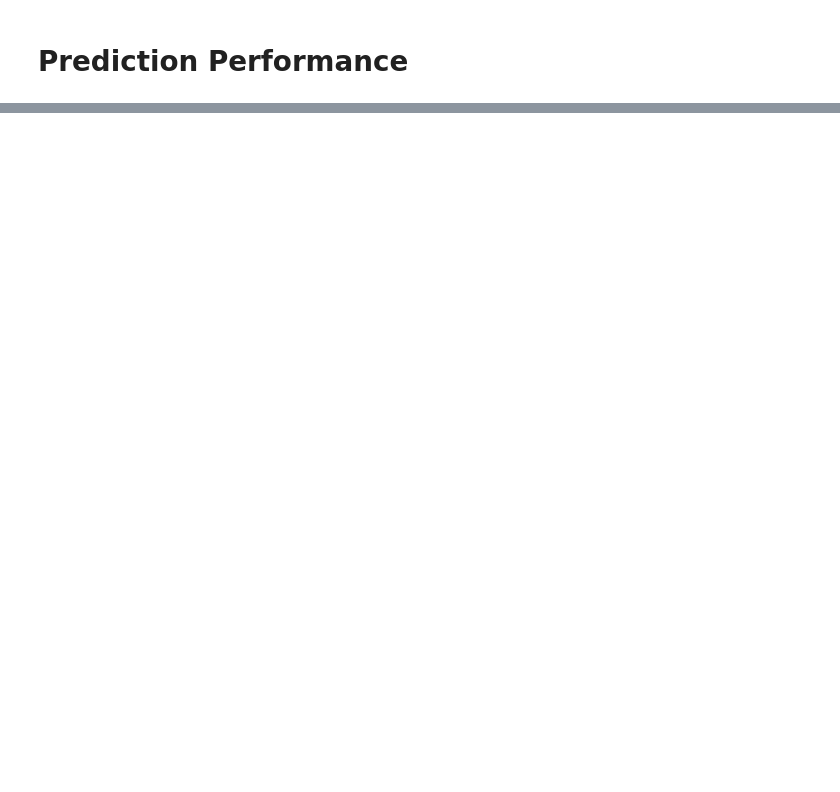
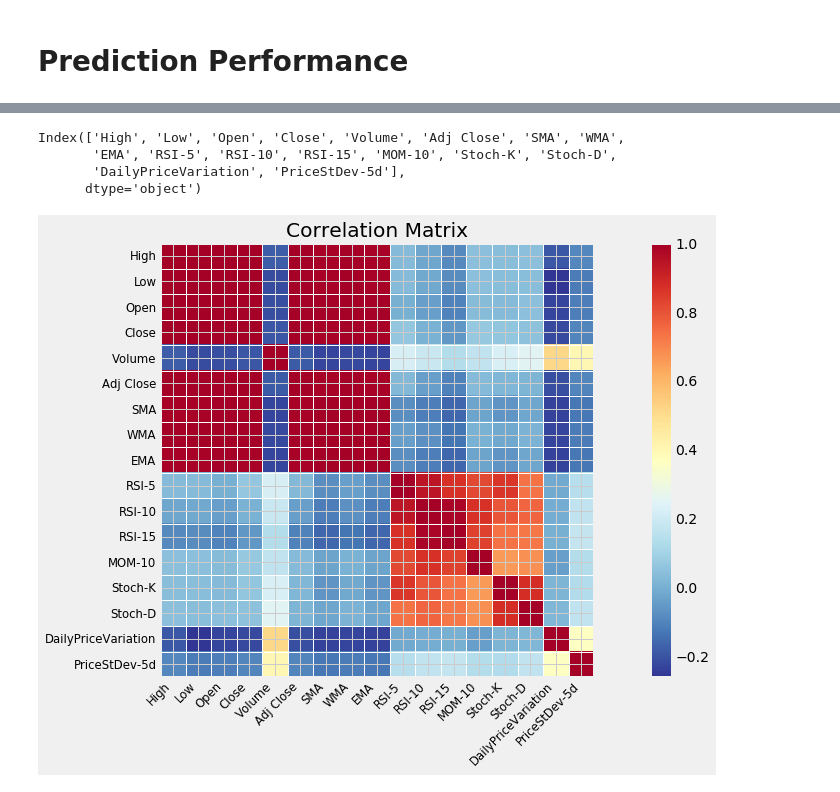
Before and after one commit to chayapan/thesis, a Jupyter notebook: 2.0 Feature Engineering/FeatureSelection_RF.ipynb, the cells around one changed output, grey strips where cells are left out. Drawn from its saved outputs; the diff is of its cells as text; code cells hidden in the pictures; blank space fills up the shorter version.

```diff
--- a/2.0 Feature Engineering/FeatureSelection_RF.ipynb
+++ b/2.0 Feature Engineering/FeatureSelection_RF.ipynb
@@ -432,0 +567,12 @@ Accuracy: 98.99 %.
+# %%
+h = ['1-day', '3-day', '5-day', '10-day', '15-day', '20-day', '30-day']
+
+print("="*50)
+for forecast_target in h:
+    print(forecast_target)
+    train, test = split_data_fwdchaining(daily)
+    train_labels = get_label(train)
+    train = remove_label(train) # Remove labels from dataframe before fitting
+    rf, train_features = train_model(train, train_labels, target_horizon=forecast_target)
+    plot_var_importance(rf, train_features, target_desc="%s forecast target" % forecast_target)
+    print("="*50)
@@ -432,0 +690,9 @@ Accuracy: 98.99 %.
+# %%
+# Features Correlation
+
+train.columns
+# %% [output]
+Index(['High', 'Low', 'Open', 'Close', 'Volume', 'Adj Close', 'SMA', 'WMA',
+       'EMA', 'RSI-5', 'RSI-10', 'RSI-15', 'MOM-10', 'Stoch-K', 'Stoch-D',
+       'DailyPriceVariation', 'PriceStDev-5d'],
+      dtype='object')
@@ -432,0 +704,7 @@ Accuracy: 98.99 %.
+# %%
+corr_matrix = np.corrcoef(train.T)
+smg.plot_corr(corr_matrix, xnames=train.columns)
+plt.rc("figure", figsize=(20,20))
+plt.show()
+# %% [output]
+[figure, added]
```
Also changed, not shown: parts of 26 cells of this notebook, 4 other files.
